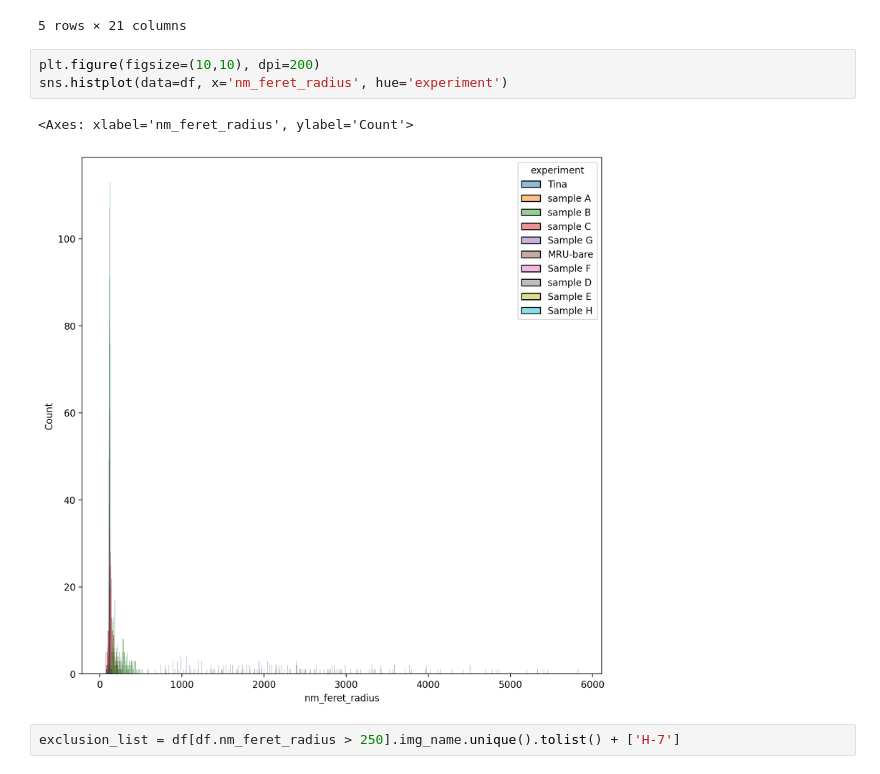
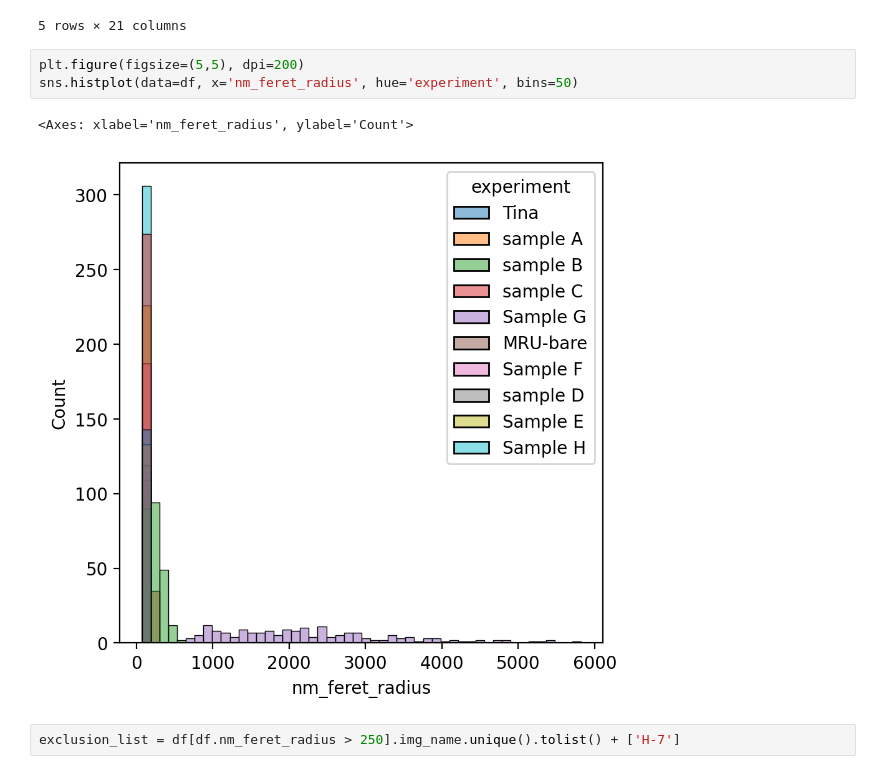
Before and after one commit to biolographer/NanoparticlesSAM, a Jupyter notebook: particle_analysis.ipynb, the cells around one changed output. Drawn from its saved outputs; the diff is of its cells as text.

```diff
--- a/particle_analysis.ipynb
+++ b/particle_analysis.ipynb
@@ -31,11 +34,11 @@ df.head()
 | 4 | [[False, False, False, False, Fal... | 29222 | [610, 374, 196, 189] | 1.015703 | [[633.1388888888889, 406.30555555... | 0.990733 | [477, 317, 803, 643] | [[0.0, 0.0, 0.0, 0.0, 0.0, 0.0, 0... | ... |
 5 rows × 21 columns
 # %%
-plt.figure(figsize=(10,10), dpi=200)
-sns.histplot(data=df, x='nm_feret_radius', hue='experiment')
+plt.figure(figsize=(5,5), dpi=200)
+sns.histplot(data=df, x='nm_feret_radius', hue='experiment', bins=50)
 # %% [output]
 <Axes: xlabel='nm_feret_radius', ylabel='Count'>
-[figure, old version]
+[figure, new version]
 # %%
 exclusion_list = df[df.nm_feret_radius > 250].img_name.unique().tolist() + ['H-7']
 # %%
```
Also changed, not shown: parts of 4 cells of this notebook.
